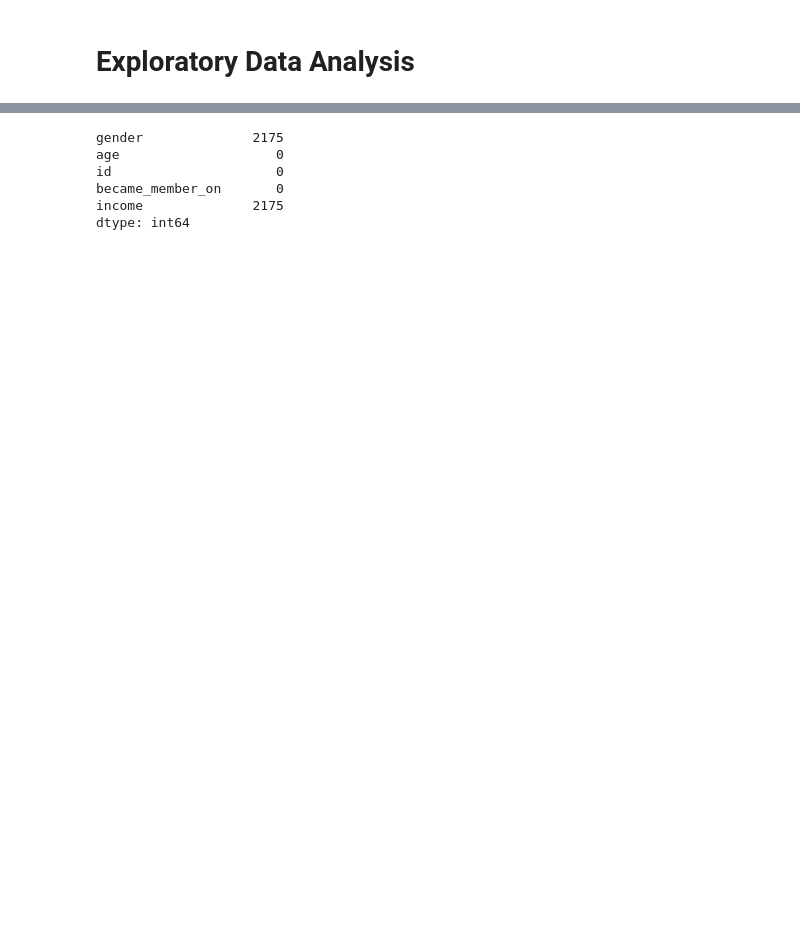
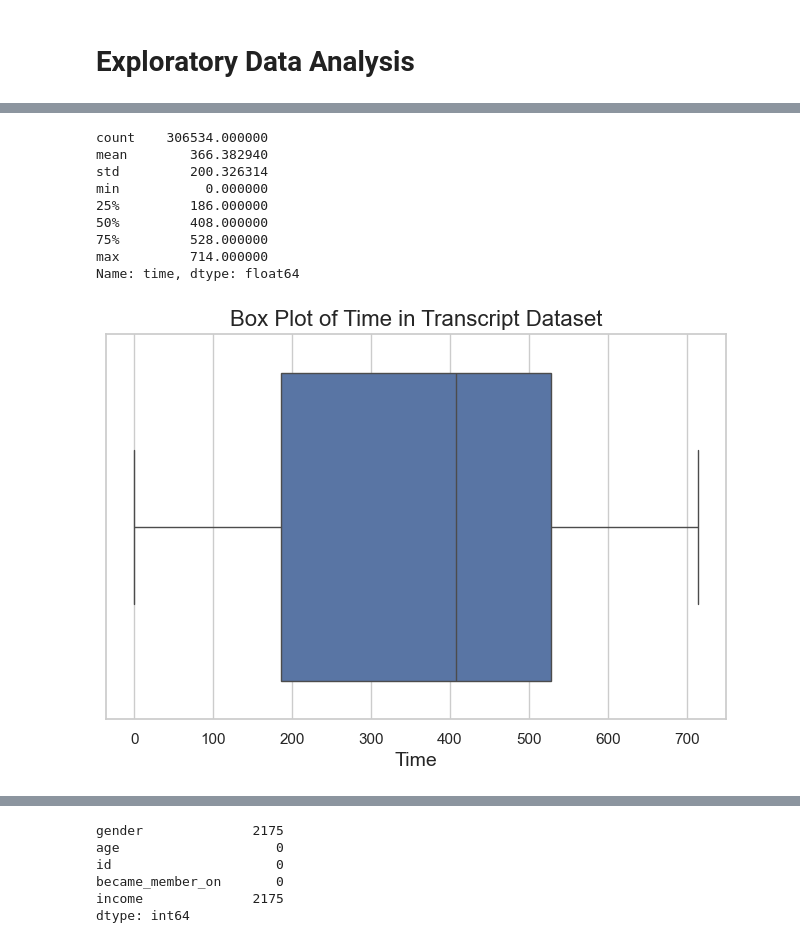
Before and after one commit to CoskunErden/Udacity_DS_Capstone_Project, a Jupyter notebook: starbucks_capstone.ipynb, the cells around one changed output, grey strips where cells are left out. Cells and saved outputs as stored; diff of their text form; code cells hidden in the pictures; blank space fills up the shorter version.

```diff
--- a/starbucks_capstone.ipynb
+++ b/starbucks_capstone.ipynb
@@ -179,0 +153,30 @@ None
+# %%
+# Examining the 'time'
+print(transcript['time'].describe())
+
+# Box Plot of  'age' column
+
+# Set the aesthetic style
+sns.set(style='whitegrid')
+
+# Create a box plot for 'age'
+plt.figure(figsize = (8, 5))
+sns.boxplot(x = transcript['time'])
+
+# Titles and labels
+plt.title('Box Plot of Time in Transcript Dataset', fontsize=16)
+plt.xlabel('Time', fontsize = 14)
+
+# Show the plot
+plt.show()
+# %% [output]
+count    306534.000000
+mean        366.382940
+std         200.326314
+min           0.000000
+25%         186.000000
+50%         408.000000
+75%         528.000000
+max         714.000000
+Name: time, dtype: float64
+[figure, added]
```
Also changed, not shown: parts of 50 cells of this notebook.
